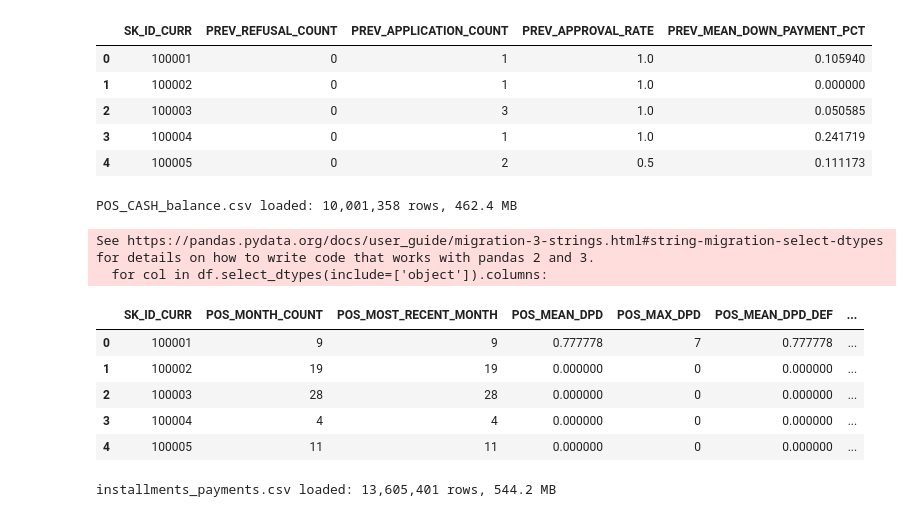
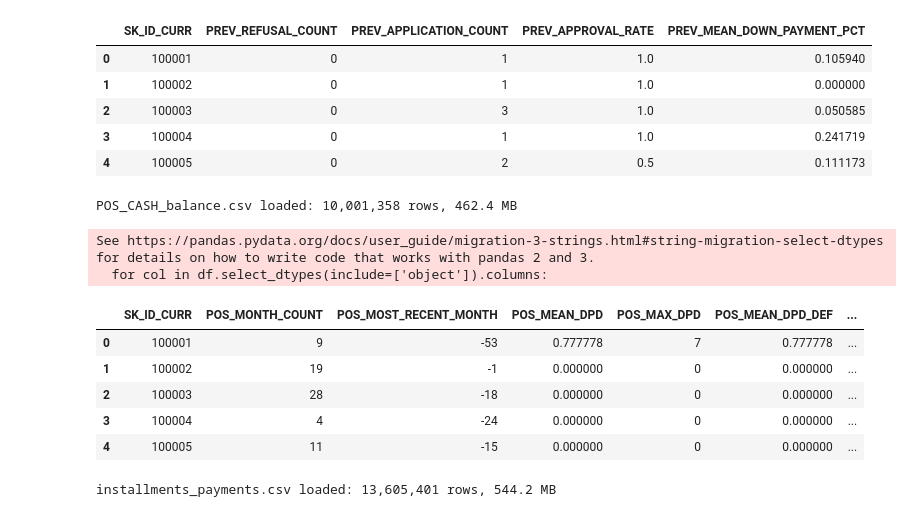
Before and after one commit to romanmhall/DATASCI-207-FinalProject-Team1, a Jupyter notebook: notebooks/02_eda_relational_tables.ipynb, the cells around one changed output. Saved outputs shown, nothing was run; the diff lists cells and outputs as text; code cells hidden in the pictures.

```diff
--- a/notebooks/02_eda_relational_tables.ipynb
+++ b/notebooks/02_eda_relational_tables.ipynb
@@ -152,35 +212,35 @@ See https://pandas.pydata.org/docs/user_guide/migration-3-strings.html#string-mi
 # %%
 ## aggregation 3 - POS_CASH.csv - monthly POS_CASH balances
 pos = pd.read_csv(
     RAW_DIR / 'POS_CASH_balance.csv',
     usecols=['SK_ID_CURR', 'MONTHS_BALANCE', 'SK_DPD', 'SK_DPD_DEF', 'NAME_CONTRACT_STATUS',]
 )
 print(f"POS_CASH_balance.csv loaded: {pos.shape[0]:,} rows, {mb(pos):.1f} MB")
 pos = downcast(pos)
 
 pos_agg = pos.groupby('SK_ID_CURR').agg(
     POS_MONTH_COUNT=('MONTHS_BALANCE', 'count'), # trajectory length
-    POS_MOST_RECENT_MONTH=('MONTHS_BALANCE', 'count'), # closest to 0 = most recent
+    POS_MOST_RECENT_MONTH=('MONTHS_BALANCE', 'max'), # closest to 0 = most recent (bugfix: was 'count', a duplicate of POS_MONTH_COUNT)
     POS_MEAN_DPD=('SK_DPD', 'mean'),
     POS_MAX_DPD=('SK_DPD', 'max'),
     POS_MEAN_DPD_DEF=('SK_DPD_DEF', 'mean'),
     POS_COMPLETED_COUNT=('NAME_CONTRACT_STATUS', lambda s: (s == 'Completed').sum()),
     POS_ACTIVE_COUNT=('NAME_CONTRACT_STATUS', lambda s: (s == 'Active').sum()),
 ).reset_index()
 
 del pos
 gc.collect()
 pos_agg.head()
 # %% [output]
 POS_CASH_balance.csv loaded: 10,001,358 rows, 462.4 MB
 See https://pandas.pydata.org/docs/user_guide/migration-3-strings.html#string-migration-select-dtypes for details on how to write code that works with pandas 2 and 3.
   for col in df.select_dtypes(include=['object']).columns:
 |  | SK_ID_CURR | POS_MONTH_COUNT | POS_MOST_RECENT_MONTH | POS_MEAN_DPD | POS_MAX_DPD | POS_MEAN_DPD_DEF | ... |
-| 0 | 100001 | 9 | 9 | 0.777778 | 7 | 0.777778 | ... |
-| 1 | 100002 | 19 | 19 | 0.000000 | 0 | 0.000000 | ... |
-| 2 | 100003 | 28 | 28 | 0.000000 | 0 | 0.000000 | ... |
-| 3 | 100004 | 4 | 4 | 0.000000 | 0 | 0.000000 | ... |
-| 4 | 100005 | 11 | 11 | 0.000000 | 0 | 0.000000 | ... |
+| 0 | 100001 | 9 | -53 | 0.777778 | 7 | 0.777778 | ... |
+| 1 | 100002 | 19 | -1 | 0.000000 | 0 | 0.000000 | ... |
+| 2 | 100003 | 28 | -18 | 0.000000 | 0 | 0.000000 | ... |
+| 3 | 100004 | 4 | -24 | 0.000000 | 0 | 0.000000 | ... |
+| 4 | 100005 | 11 | -15 | 0.000000 | 0 | 0.000000 | ... |
 # %%
 ## aggregation 4 - installments_payments.csv - big data set
 inst = pd.read_csv(
```
Also changed, not shown: parts of 11 cells of this notebook.
